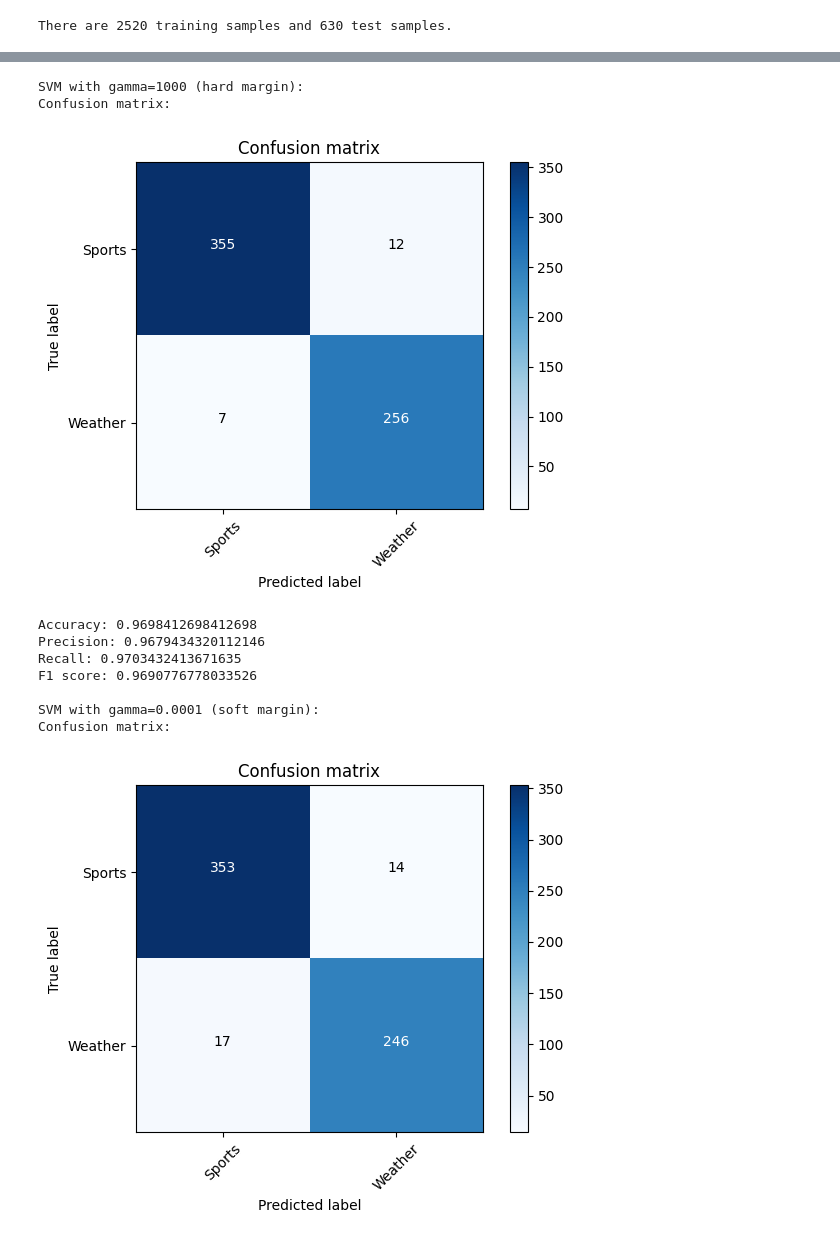
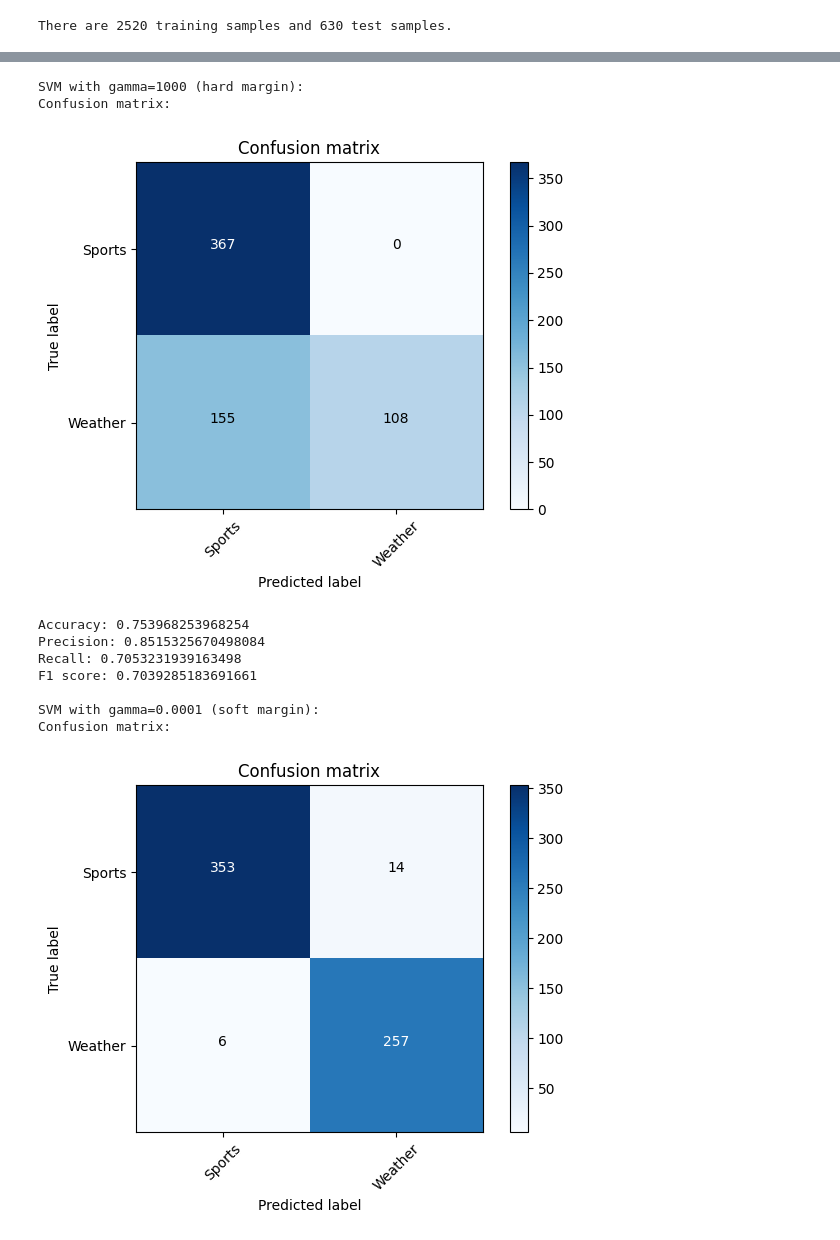
Before and after one commit to snawshad97/2023_2_Large-Scale-Data-Mining_ECE219, a Jupyter notebook: Projects/Project1/Project1_HHao_Q1-Q5.ipynb, the cells around one changed output, grey strips where cells are left out. Cells and saved outputs as stored; diff of their text form; code cells hidden in the pictures.

```diff
--- a/Projects/Project1/Project1_HHao_Q1-Q5.ipynb
+++ b/Projects/Project1/Project1_HHao_Q1-Q5.ipynb
@@ -163,16 +254,15 @@ def plot_confusion_matrix(cm, classes, normalize=False, title='Confusion matrix'
     plt.tight_layout()
 
 ########## Question 5
-from sklearn.svm import LinearSVC
-from sklearn.metrics import confusion_matrix, accuracy_score, precision_score, recall_score, f1_score, roc_curve, auc
+
 
 # Train linear SVM with gamma=1000 (hard margin)
 svm_hard = LinearSVC(C=1/1000, max_iter=10000)
-svm_hard.fit(Xtrain, ytrain)
+svm_hard.fit(Xtrain, ytrain_true)
 
 # Train linear SVM with gamma=0.0001 (soft margin)
 svm_soft = LinearSVC(C=1/0.0001, max_iter=10000)
-svm_soft.fit(Xtrain, ytrain)
+svm_soft.fit(Xtrain, ytrain_true)
 
 # Predict class labels of test data using the two SVMs
 y_pred_hard = svm_hard.predict(Xtest)
@@ -181,51 +271,51 @@ y_pred_soft = svm_soft.predict(Xtest)
 # Evaluate performance of the two SVMs
 print("SVM with gamma=1000 (hard margin):")
 print("Confusion matrix:\n")
 plt.figure()
-plot_confusion_matrix(confusion_matrix(ytest, y_pred_hard), classes = ['Sports', 'Weather'])
+plot_confusion_matrix(confusion_matrix(ytest_true, y_pred_hard), classes = ['Sports', 'Weather'])
 plt.show()
-print("Accuracy:", accuracy_score(ytest, y_pred_hard))
-print("Precision:", precision_score(ytest, y_pred_hard, average='macro'))
-print("Recall:", recall_score(ytest, y_pred_hard, average='macro'))
-print("F1 score:", f1_score(ytest, y_pred_hard, average='macro'))
+print("Accuracy:", accuracy_score(ytest_true, y_pred_hard))
+print("Precision:", precision_score(ytest_true, y_pred_hard, average='macro'))
+print("Recall:", recall_score(ytest_true, y_pred_hard, average='macro'))
+print("F1 score:", f1_score(ytest_true, y_pred_hard, average='macro'))
 
 print("\nSVM with gamma=0.0001 (soft margin):")
 print("Confusion matrix:\n")
 plt.figure()
-plot_confusion_matrix(confusion_matrix(ytest, y_pred_soft), classes = ['Sports', 'Weather'])
+plot_confusion_matrix(confusion_matrix(ytest_true, y_pred_soft), classes = ['Sports', 'Weather'])
 plt.show()
-print("Accuracy:", accuracy_score(ytest, y_pred_soft))
-print("Precision:", precision_score(ytest, y_pred_soft, average='macro'))
-print("Recall:", recall_score(ytest, y_pred_soft, average='macro'))
-print("F1 score:", f1_score(ytest, y_pred_soft, average='macro'))
+print("Accuracy:", accuracy_score(ytest_true, y_pred_soft))
+print("Precision:", precision_score(ytest_true, y_pred_soft, average='macro'))
+print("Recall:", recall_score(ytest_true, y_pred_soft, average='macro'))
+print("F1 score:", f1_score(ytest_true, y_pred_soft, average='macro'))
 
 # Plot ROC curve for both SVMs
-fpr_hard, tpr_hard, _ = roc_curve(ytest, svm_hard.decision_function(Xtest))
-fpr_soft, tpr_soft, _ = roc_curve(ytest, svm_soft.decision_function(Xtest))
+fpr_hard, tpr_hard, _ = roc_curve(ytest_true, svm_hard.decision_function(Xtest))
+fpr_soft, tpr_soft, _ = roc_curve(ytest_true, svm_soft.decision_function(Xtest))
 roc_auc_hard = auc(fpr_hard, tpr_hard)
 roc_auc_soft = auc(fpr_soft, tpr_soft)
 
 import matplotlib.pyplot as plt
 plt.figure()
 plt.plot(fpr_hard, tpr_hard, color='darkorange', lw=2, label='SVM (gamma=1000), AUC = %0.2f' % roc_auc_hard)
 plt.plot(fpr_soft, tpr_soft, color='blue', lw=2, label='SVM (gamma=0.0001), AUC = %0.2f' % roc_auc_soft)
 plt.plot([0, 1], [0, 1], color='navy', lw=2, linestyle='--')
 plt.xlim([0.0, 1.0])
 plt.ylim([0.0, 1.05])
 plt.xlabel('False Positive Rate')
 plt.ylabel('True Positive Rate')
 plt.title('ROC Curve')
 plt.legend(loc="lower right")
 plt.show()
 # %% [output]
 SVM with gamma=1000 (hard margin):
 Confusion matrix:
-[figure, old version]
+[figure, new version]
-Accuracy: 0.9698412698412698
-Precision: 0.9679434320112146
-Recall: 0.9703432413671635
-F1 score: 0.9690776778033526
+Accuracy: 0.753968253968254
+Precision: 0.8515325670498084
+Recall: 0.7053231939163498
+F1 score: 0.7039285183691661
 
 SVM with gamma=0.0001 (soft margin):
 Confusion matrix:
-[figure, old version]
+[figure, new version]
```
Also changed, not shown: parts of 8 cells of this notebook, 1 other file.
